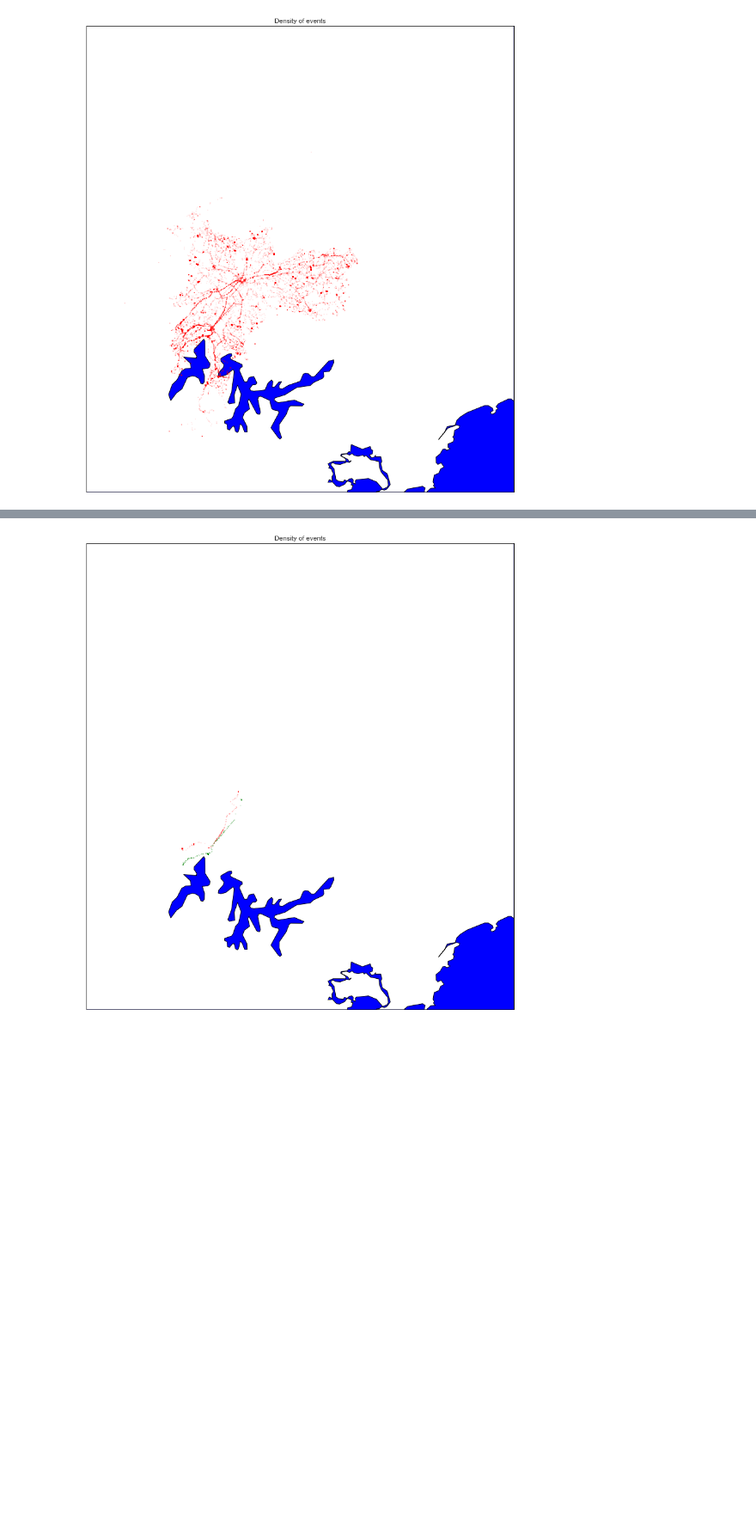
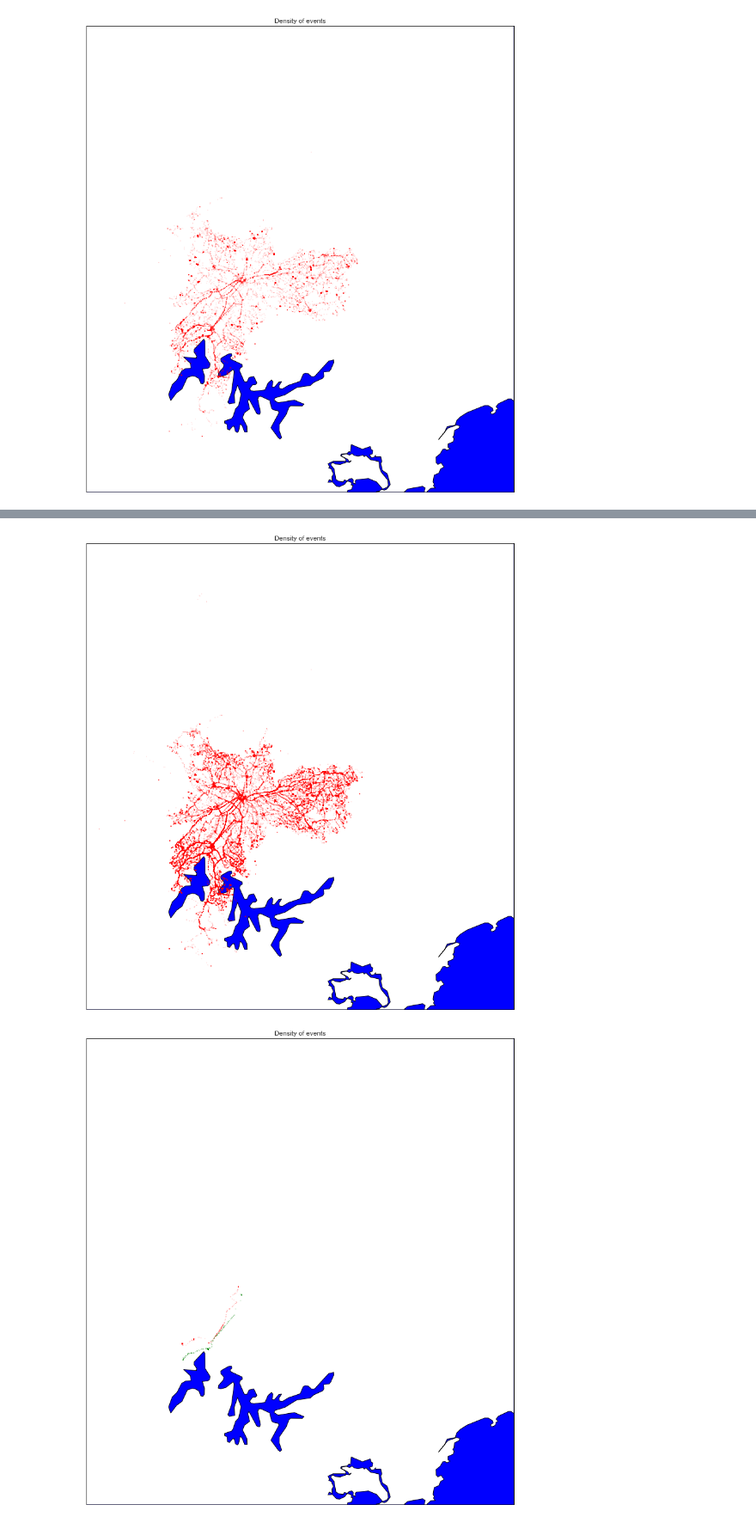
Before and after one commit to AOrlov8957/CS109FinalProject, a Jupyter notebook: data/Preliminary Visualization.ipynb, the cells around one changed output, grey strips where cells are left out. Shown: that part at 86% size. Cells and saved outputs as stored; diff of their text form; code cells hidden in the pictures; blank space fills up the shorter version.

```diff
--- a/data/Preliminary Visualization.ipynb
+++ b/data/Preliminary Visualization.ipynb
@@ -135,3 +149,31 @@ plt.show()
+# %%
+# llcrnrlat,llcrnrlon,urcrnrlat,urcrnrlon
+# are the lat/lon values of the lower left and upper right corners
+# of the map.
+# resolution = 'c' means use crude resolution coastlines.
+m = Basemap(projection='merc',llcrnrlat=-24,urcrnrlat=-23,\
+            llcrnrlon=-47,urcrnrlon=-46,resolution='h')
+m.drawcoastlines()
+m.drawcountries()
+m.drawstates()
+m.fillcontinents(color='white',lake_color='blue')
+# draw parallels and meridians.
+m.drawparallels(np.arange(-90.,91.,10.))
+m.drawmeridians(np.arange(-180.,181.,10.))
+m.drawmapboundary(fill_color='blue')
+plt.title("Density of events")
+
+for x in range(190000):
+    m.plot(df.lon[x],df.lat[x],'ro',latlon=True,ms=1,alpha=.4)
+
+# one_route = df[df['Line Code'] == 4]
+# for idx, ed, ad, lc, datalat, datalon, ident in one_route.itertuples():
+#     print datalat, datalon
+#     m.plot(datalat, datalon, 'ro', latlon=True, ms=100., marker='D')
+
+plt.show()
+# %% [output]
+[figure, added]
 # %%
 # llcrnrlat,llcrnrlon,urcrnrlat,urcrnrlon
 # are the lat/lon values of the lower left and upper right corners
```
Also changed, not shown: parts of 2 cells of this notebook, 1 other file.
